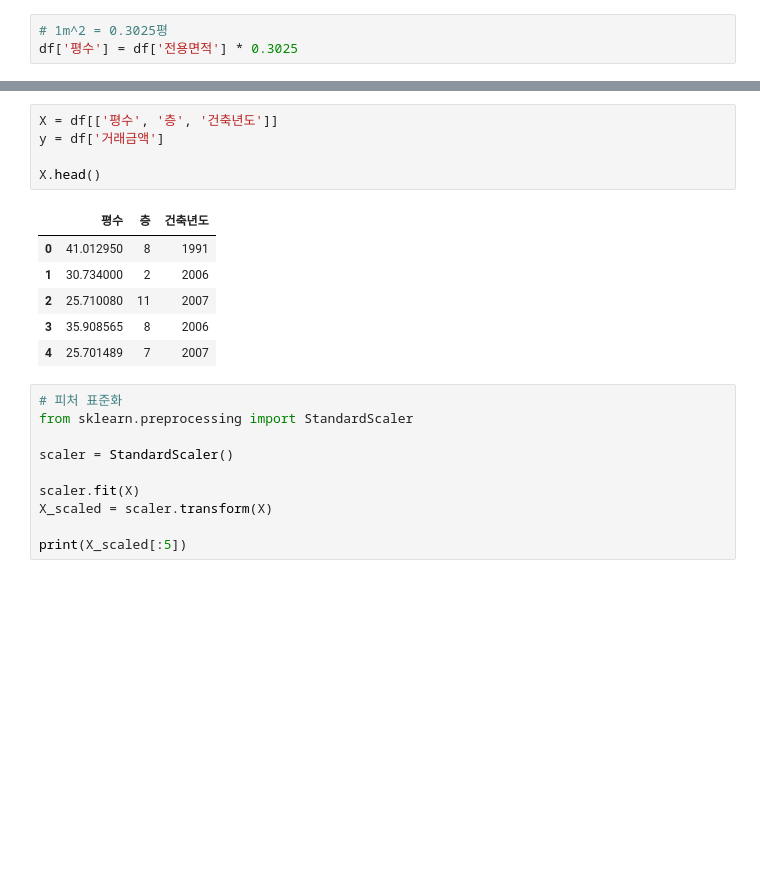
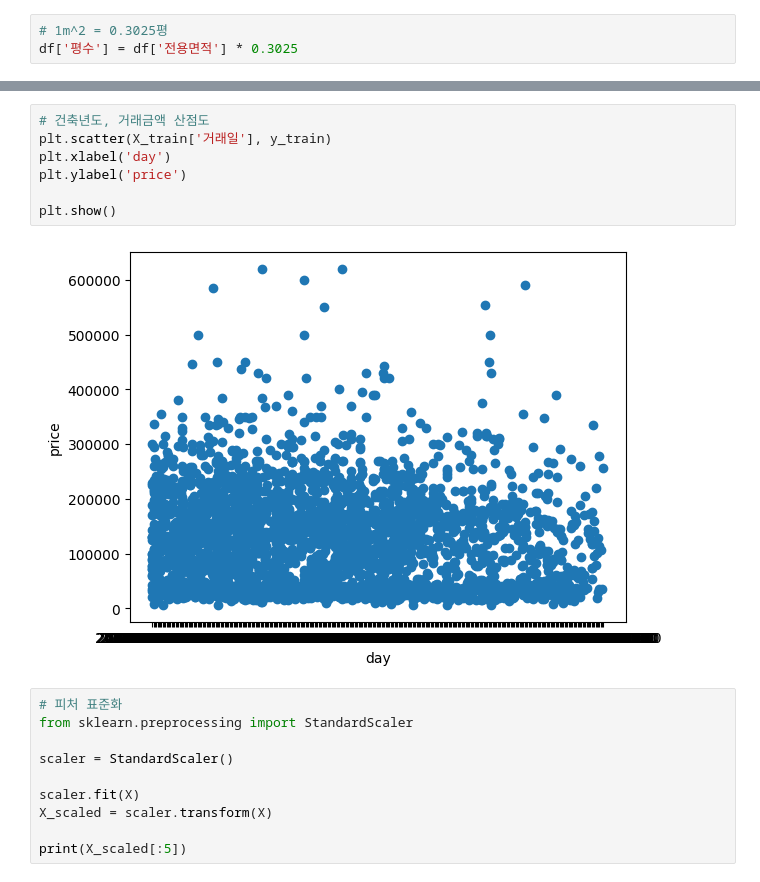
Before and after one commit to Chocoding1/Machine-Learning-Deep-Learning, a Jupyter notebook: AI_final.ipynb, the cells around one changed output, grey strips where cells are left out. Cells and saved outputs as stored; diff of their text form; blank space fills up the shorter version.

```diff
--- a/AI_final.ipynb
+++ b/AI_final.ipynb
@@ -99,15 +188,12 @@ plt.show()
-# %%
-X = df[['평수', '층', '건축년도']]
-y = df['거래금액']
-
-X.head()
-# %% [output]
-|  | 평수 | 층 | 건축년도 |
-| 0 | 41.012950 | 8 | 1991 |
-| 1 | 30.734000 | 2 | 2006 |
-| 2 | 25.710080 | 11 | 2007 |
-| 3 | 35.908565 | 8 | 2006 |
-| 4 | 25.701489 | 7 | 2007 |
+# %%
+# 건축년도, 거래금액 산점도
+plt.scatter(X_train['거래일'], y_train)
+plt.xlabel('day')
+plt.ylabel('price')
+
+plt.show()
+# %% [output]
+[figure, added]
 # %%
 # 피처 표준화
 from sklearn.preprocessing import StandardScaler
```
Also changed, not shown: parts of 13 cells of this notebook.
